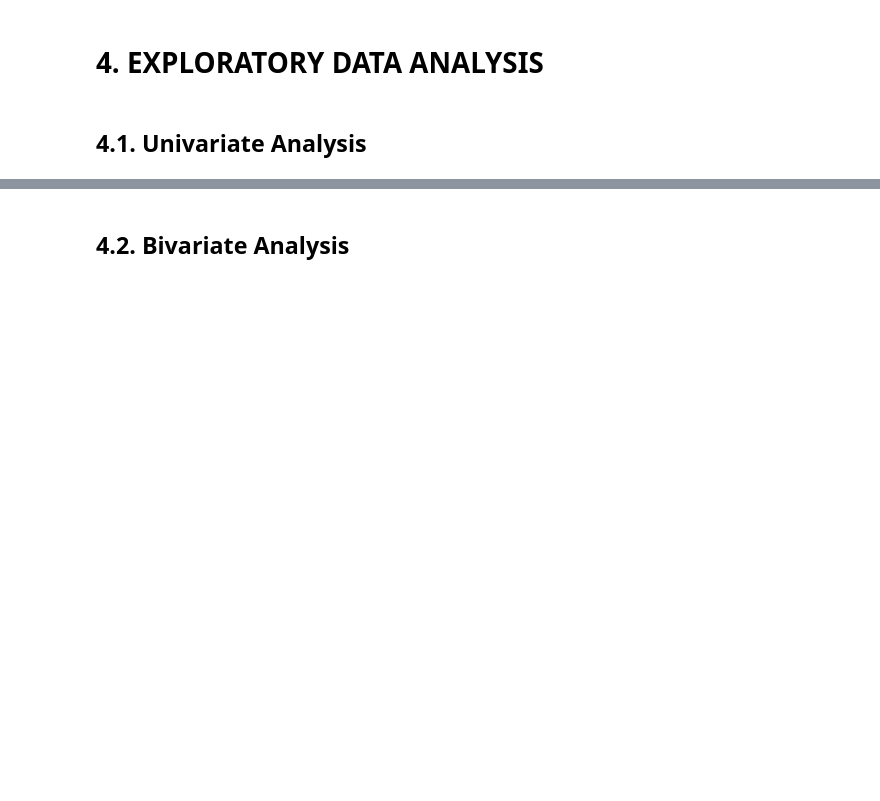
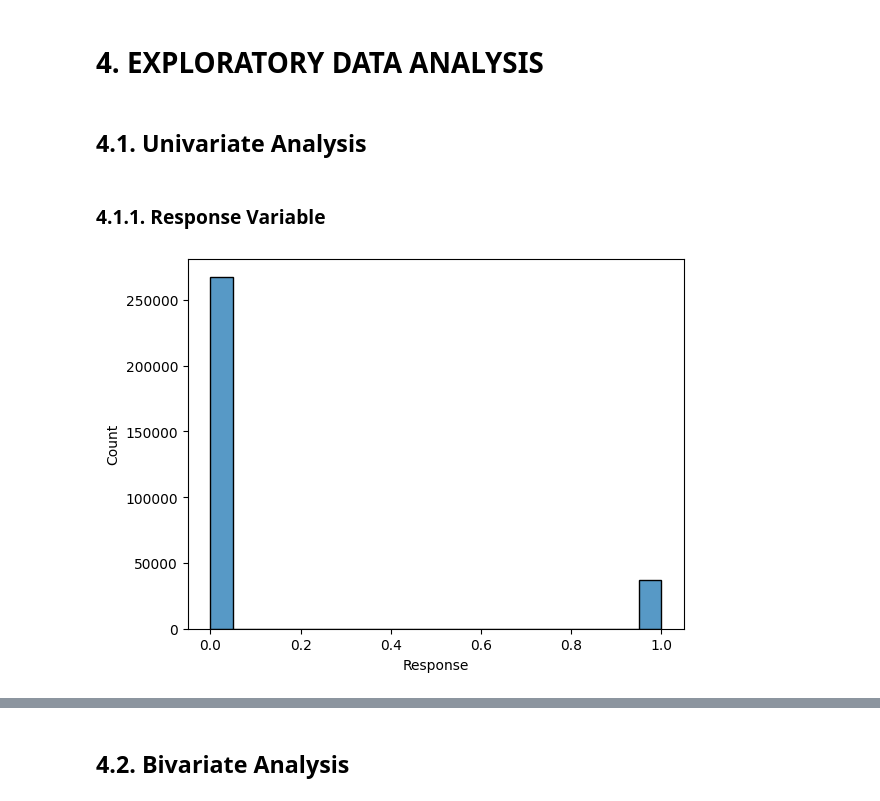
Before and after one commit to bernardoavsouza/CrossSellRanking, a Jupyter notebook: code.ipynb, the cells around one changed output, grey strips where cells are left out. Saved outputs shown, nothing was run; the diff lists cells and outputs as text; code cells hidden in the pictures; blank space fills up the shorter version.

```diff
--- a/code.ipynb
+++ b/code.ipynb
@@ -75,7 +105,7 @@ df1 = df_train_val_raw.copy()
 ## 1.1. Rename Columns
 # %%
 df1.columns = ['ID', 'Gender', 'Age', 'HaveDrivingLicense', 'RegionCode',
-               'PreviouslyInsured', 'VehicleAge', 'HaveDamagedVehicle', 'AnnualCost',
+               'HaveInsurance', 'VehicleAge', 'HaveDamagedVehicle', 'AnnualCost',
                'CommunicationChannel', 'CustomerSinceDays', 'Response']
 # %% [markdown]
 ## 1.2. Data Dimensions
@@ -193,6 +235,8 @@ df3 = df2.copy()
 ## 3.1. Row Filtering
 # %% [markdown]
 ## 3.2. Columns Filtering
+# %%
+df3 = df3.drop('ID', axis = 1)
 # %% [markdown]
 # 4. EXPLORATORY DATA ANALYSIS
 # %%
@@ -200,2 +248,8 @@ df4 = df3.copy()
 # %% [markdown]
 ## 4.1. Univariate Analysis
+# %% [markdown]
+### 4.1.1. Response Variable
+# %%
+sns.histplot(df4["Response"]);
+# %% [output]
+[figure, added]
```
Also changed, not shown: parts of 47 cells of this notebook.
